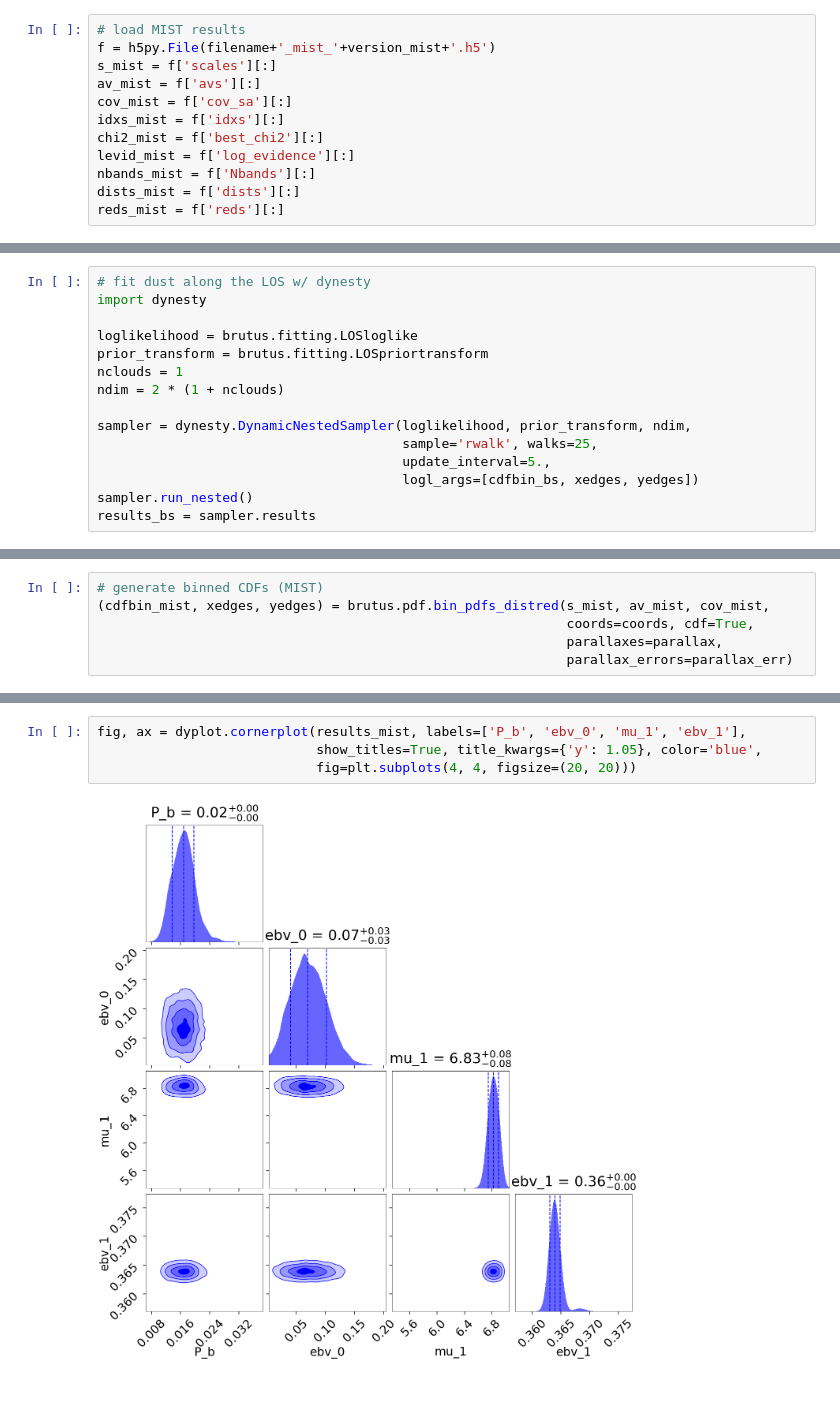
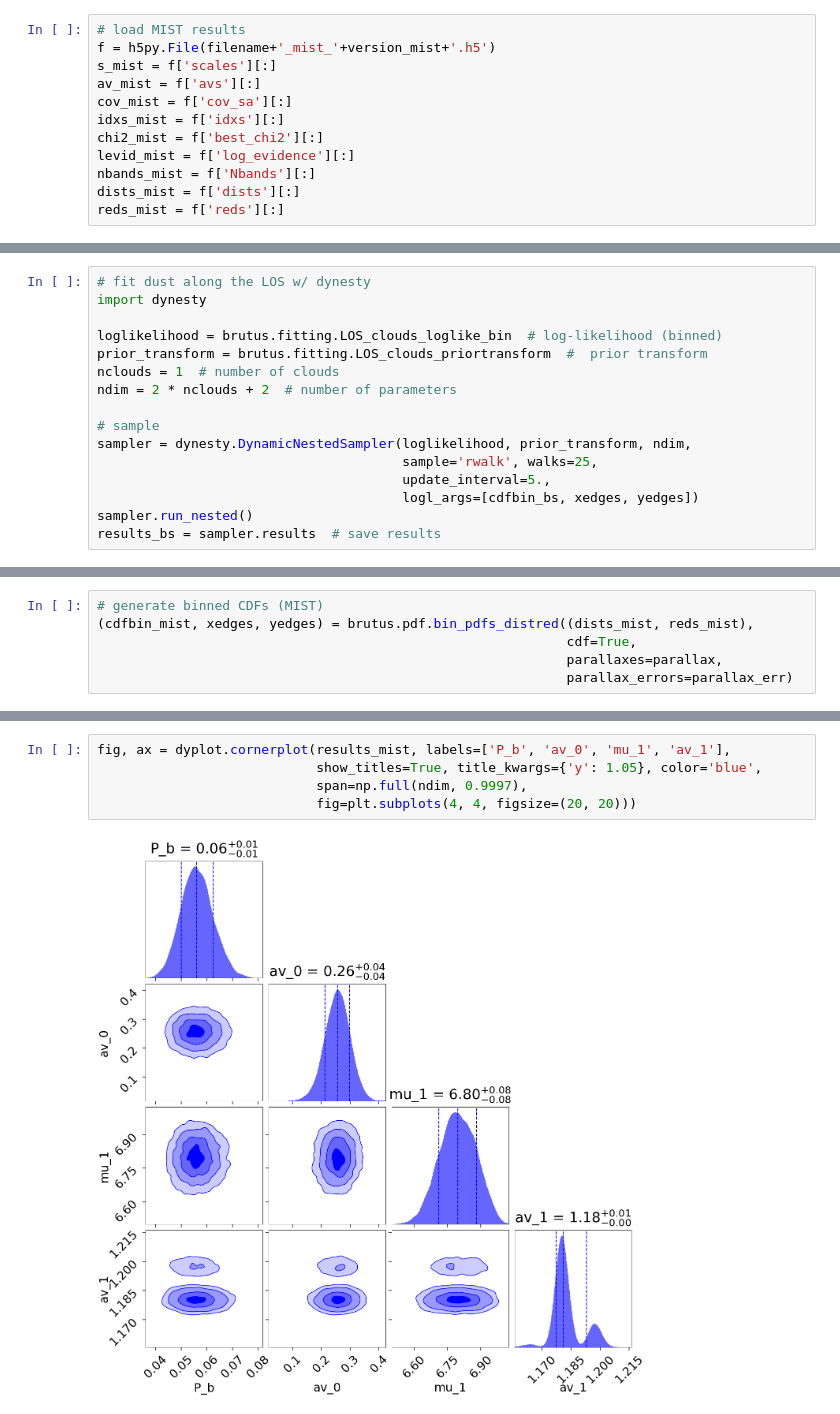
Before and after one commit to joshspeagle/brutus, a Jupyter notebook: demos/bayestar_comparison.ipynb, the cells around one changed output, grey strips where cells are left out. Drawn from its saved outputs; the diff is of its cells as text.

```diff
--- a/demos/bayestar_comparison.ipynb
+++ b/demos/bayestar_comparison.ipynb
@@ -241,15 +277,16 @@ Binning object 1387/1387
 # fit dust along the LOS w/ dynesty
 import dynesty
 
-loglikelihood = brutus.fitting.LOSloglike
-prior_transform = brutus.fitting.LOSpriortransform
-nclouds = 1
-ndim = 2 * (1 + nclouds)
+loglikelihood = brutus.fitting.LOS_clouds_loglike_bin  # log-likelihood (binned)
+prior_transform = brutus.fitting.LOS_clouds_priortransform  #  prior transform
+nclouds = 1  # number of clouds
+ndim = 2 * nclouds + 2  # number of parameters
 
+# sample
 sampler = dynesty.DynamicNestedSampler(loglikelihood, prior_transform, ndim,
                                        sample='rwalk', walks=25,
                                        update_interval=5.,
                                        logl_args=[cdfbin_bs, xedges, yedges])
 sampler.run_nested()
-results_bs = sampler.results
+results_bs = sampler.results  # save results
 # %% [output]
@@ -266,6 +304,6 @@ fig, ax = dyplot.cornerplot(results_bs, labels=['P_b', 'ebv_0', 'mu_1', 'ebv_1']
 # %%
 # generate binned CDFs (MIST)
-(cdfbin_mist, xedges, yedges) = brutus.pdf.bin_pdfs_distred(s_mist, av_mist, cov_mist,
-                                                            coords=coords, cdf=True,
+(cdfbin_mist, xedges, yedges) = brutus.pdf.bin_pdfs_distred((dists_mist, reds_mist),
+                                                            cdf=True,
                                                             parallaxes=parallax,
                                                             parallax_errors=parallax_err)
@@ -284,6 +320,7 @@ iter: 21460 | batch: 8 | bound: 173 | nc: 25 | ncall: 501978 | eff(%):  4.275 |
 # %%
-fig, ax = dyplot.cornerplot(results_mist, labels=['P_b', 'ebv_0', 'mu_1', 'ebv_1'],
+fig, ax = dyplot.cornerplot(results_mist, labels=['P_b', 'av_0', 'mu_1', 'av_1'],
                             show_titles=True, title_kwargs={'y': 1.05}, color='blue',
+                            span=np.full(ndim, 0.9997),
                             fig=plt.subplots(4, 4, figsize=(20, 20)))
 # %% [output]
-[figure, old version]
+[figure, new version]
```
Also changed, not shown: parts of 14 cells of this notebook, 4 other files.
